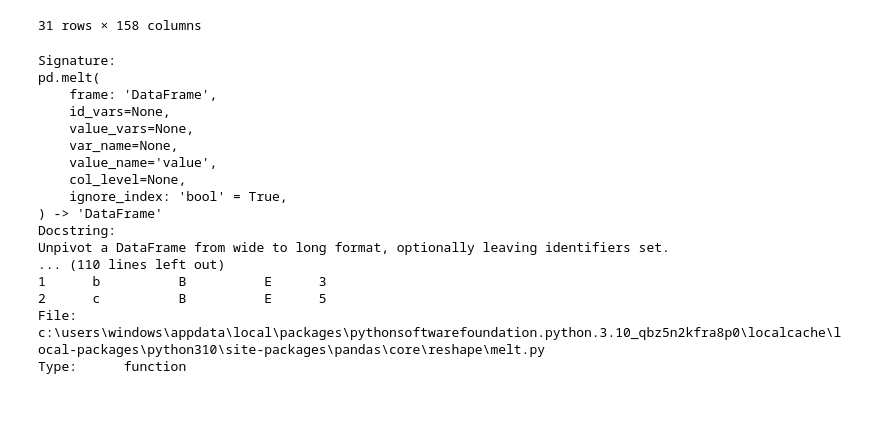
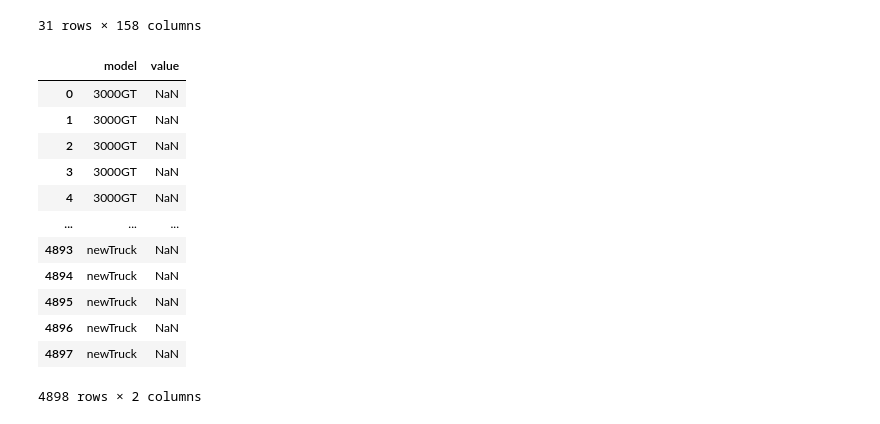
Before and after one commit to dfbustosus/Curso-Data-Engineering, a Jupyter notebook: Clase 6/Actividad_Semana5.ipynb, the cells around one changed output. Drawn from its saved outputs; the diff is of its cells as text; code cells hidden in the pictures.

```diff
--- a/Clase 6/Actividad_Semana5.ipynb
+++ b/Clase 6/Actividad_Semana5.ipynb
@@ -252,23 +268,19 @@ t
 | Volkswagen | NaN | NaN | NaN | NaN | NaN | NaN | NaN | NaN | NaN | NaN | ... | ... |
 | Volvo | NaN | NaN | NaN | NaN | NaN | NaN | NaN | NaN | NaN | NaN | ... | ... |
 31 rows × 158 columns
-# %%
-pd.melt?
-# %% [output]
-Signature:
-pd.melt(
-    frame: 'DataFrame',
-    id_vars=None,
-    value_vars=None,
-    var_name=None,
-    value_name='value',
-    col_level=None,
-    ignore_index: 'bool' = True,
-) -> 'DataFrame'
-Docstring:
-Unpivot a DataFrame from wide to long format, optionally leaving identifiers set.
-... (110 lines left out)
-1      b          B          E      3
-2      c          B          E      5
-File:      c:\users\windows\appdata\local\packages\pythonsoftwarefoundation.python.3.10_qbz5n2kfra8p0\localcache\local-packages\python310\site-packages\pandas\core\reshape\melt.py
-Type:      function
+# %%
+pd.melt(t, id_vars='model', value_vars='X')
+# %% [output]
+|  | model | value |
+| 0 | 3000GT | NaN |
+| 1 | 3000GT | NaN |
+| 2 | 3000GT | NaN |
+| 3 | 3000GT | NaN |
+| 4 | 3000GT | NaN |
+| ... | ... | ... |
+| 4893 | newTruck | NaN |
+| 4894 | newTruck | NaN |
+| 4895 | newTruck | NaN |
+| 4896 | newTruck | NaN |
+| 4897 | newTruck | NaN |
+4898 rows × 2 columns
```
Also changed, not shown: parts of 1 cell of this notebook, 6 other files.
